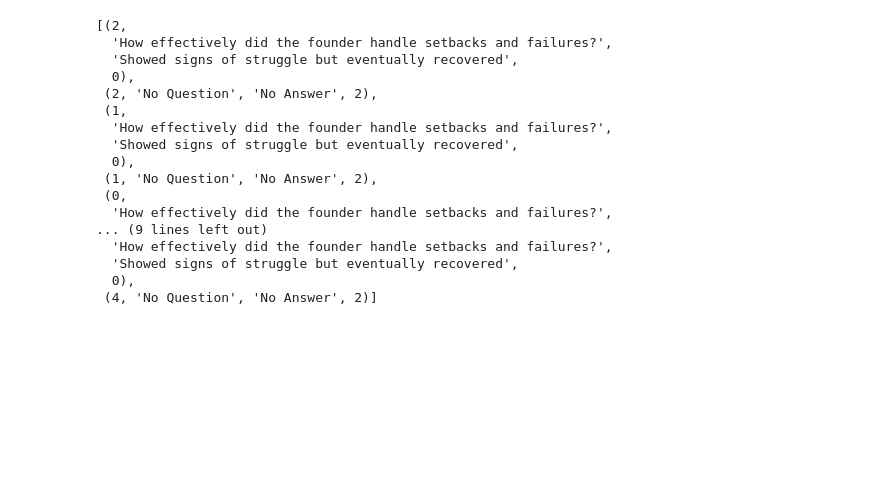
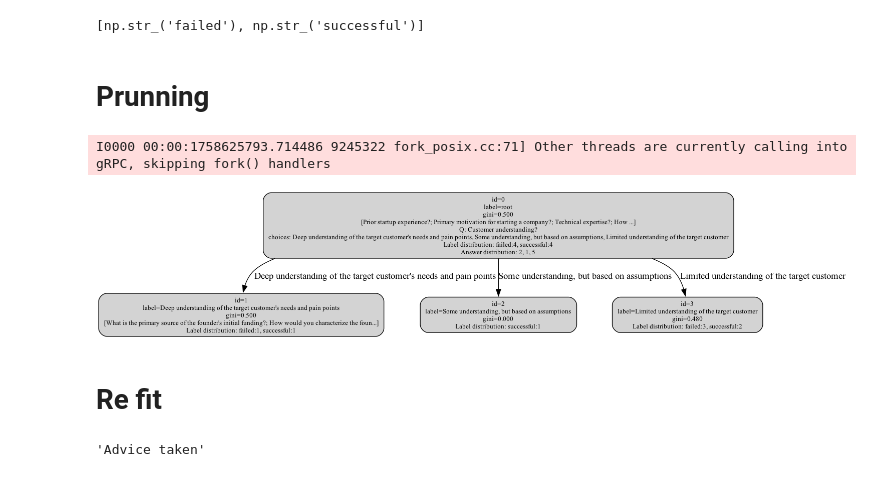
Before and after one commit to Vela-Research/think-reason-learn, a Jupyter notebook: examples/gptree.ipynb, the cells around one changed output. Cells and saved outputs as stored; diff of their text form; code cells hidden in the pictures; blank space fills up the shorter version.

```diff
--- a/examples/gptree.ipynb
+++ b/examples/gptree.ipynb
@@ -115,20 +214,6 @@ async for pred in tree.predict(X):
 # %%
-predictions
+tree.classes
 # %% [output]
-[(2,
-  'How effectively did the founder handle setbacks and failures?',
-  'Showed signs of struggle but eventually recovered',
-  0),
- (2, 'No Question', 'No Answer', 2),
- (1,
-  'How effectively did the founder handle setbacks and failures?',
-  'Showed signs of struggle but eventually recovered',
-  0),
- (1, 'No Question', 'No Answer', 2),
- (0,
-  'How effectively did the founder handle setbacks and failures?',
-... (9 lines left out)
-  'How effectively did the founder handle setbacks and failures?',
-  'Showed signs of struggle but eventually recovered',
-  0),
- (4, 'No Question', 'No Answer', 2)]
+[np.str_('failed'), np.str_('successful')]
+# %% [markdown]
+# Prunning
@@ -134,0 +222,9 @@ predictions
+# %%
+root_id = tree.get_root_id()
+if root_id is not None:
+    display(Image(tree.view_node(root_id, add_all_questions=True, truncate_length=100)))
+# %% [output]
+I0000 00:00:1758625793.714486 9245322 fork_posix.cc:71] Other threads are currently calling into gRPC, skipping fork() handlers
+[figure, added]
+# %% [markdown]
+# Re fit
@@ -134,0 +233,4 @@ predictions
+# %%
+tree.advice("Please shift your focus to the location of the founders.")
+# %% [output]
+'Advice taken'
```
Also changed, not shown: parts of 28 cells of this notebook, 9 other files.
